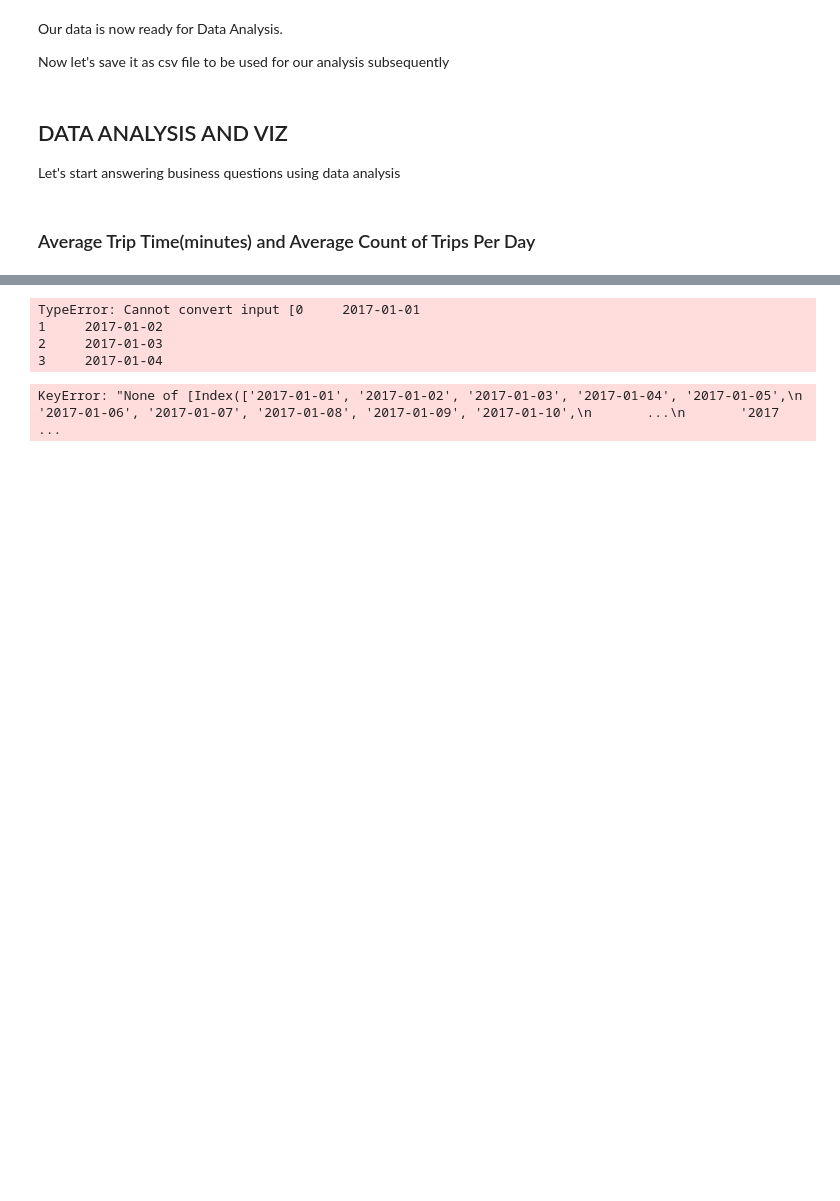
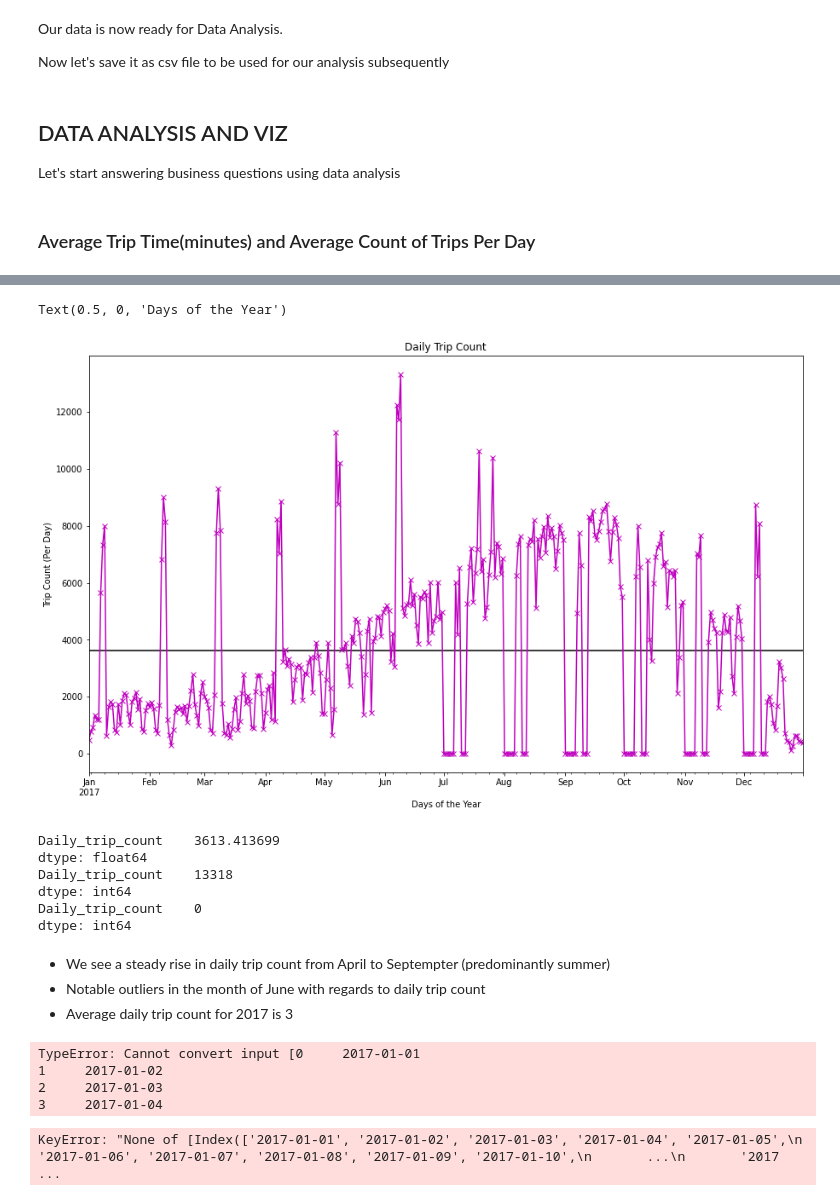
Before and after one commit to PrinceDuru/Operations_Analysis, a Jupyter notebook: Toronto_Bike_Share_Data_Analysis_Code.ipynb, the cells around one changed output, grey strips where cells are left out. Saved outputs shown, nothing was run; the diff lists cells and outputs as text; code cells hidden in the pictures; blank space fills up the shorter version.

```diff
--- a/Toronto_Bike_Share_Data_Analysis_Code.ipynb
+++ b/Toronto_Bike_Share_Data_Analysis_Code.ipynb
@@ -525,3 +537,30 @@ KeyError: "None of [Index(['2017-01-01 00:00:00', '2017-01-01 00:00:00', '2017-0
+# %%
+# Line Plot
+
+daily_trip_count['Daily_trip_count'].plot(kind='line', figsize=(15,9), marker='x', color='m')
+plt.hlines(y=daily_trip_count.mean(),xmin='2017-01-01',xmax='2017-12-31', color='k')
+plt.title('Daily Trip Count')
+plt.ylabel('Trip Count (Per Day)')
+plt.xlabel('Days of the Year')
+# %% [output]
+Text(0.5, 0, 'Days of the Year')
+[figure, added]
+# %%
+# Average Daily Trip Time in Minutes is 42 mins
+print(daily_trip_count.mean())
+print(daily_trip_count.max())
+print(daily_trip_count.min())
+# %% [output]
+Daily_trip_count    3613.413699
+dtype: float64
+Daily_trip_count    13318
+dtype: int64
+Daily_trip_count    0
+dtype: int64
+# %% [markdown]
+* We see a steady rise in daily trip count from April to Septempter (predominantly summer)
+* Notable outliers in the month of June with regards to daily trip count
+* Average daily trip count for 2017 is 3
 # %%
 st=av_tr['trip_start_time'].dt.strftime('%Y-%m-%d')
 # %%
```
Also changed, not shown: parts of 15 cells of this notebook.
